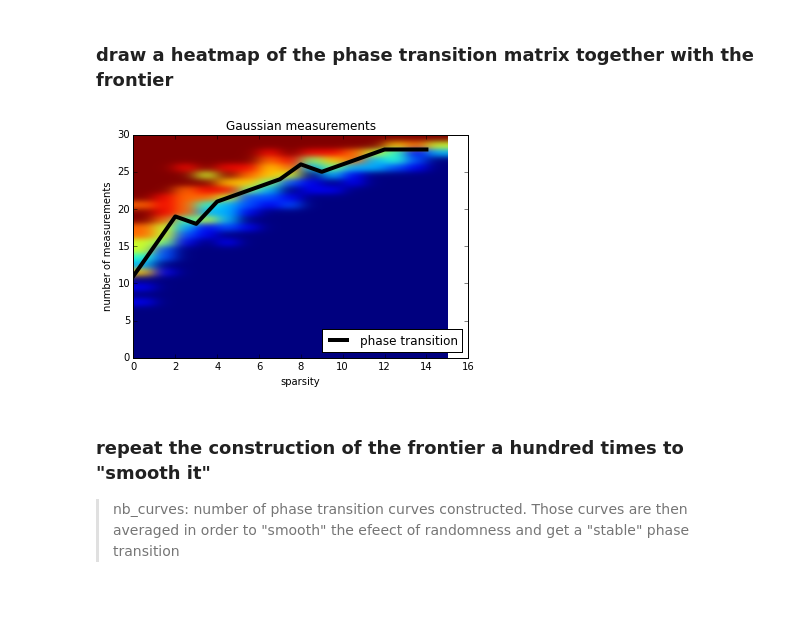
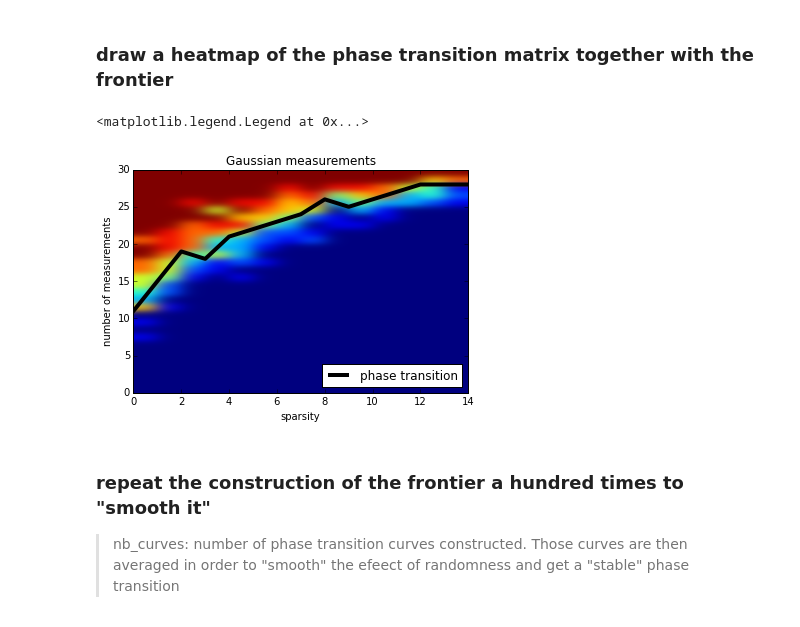
Before and after one commit to lecueguillaume/notebooks_python, a Jupyter notebook: research_paper_Dirksen_Rauhut_Lecue/phase_transition.ipynb, the cells around one changed output. Cells and saved outputs as stored; diff of their text form; code cells hidden in the pictures.

```diff
--- a/research_paper_Dirksen_Rauhut_Lecue/phase_transition.ipynb
+++ b/research_paper_Dirksen_Rauhut_Lecue/phase_transition.ipynb
@@ -247,26 +250,27 @@ def frontier(mat):
 # %% [markdown]
 ### draw a heatmap of the phase transition matrix together with the frontier
 # %%
-P_min, P_max, S_min, S_max = 0, N, 0, int(N/2)
+P_min, P_max, S_min, S_max = 0, N, 0, int(N/2)-1
 fig = plt.imshow(mat[P_min:P_max, S_min:S_max], interpolation="gaussian",
                  aspect='auto', origin = 'lower', extent=[S_min, S_max, P_min, P_max])
 titre = "Gaussian measurements"
 plt.title(titre)
 plt.xlabel('sparsity')
 plt.ylabel('number of measurements')
 
 #empirical phase transition
 X = range(int(N/2))
 L = frontier(mat)
 plot(X,L, linewidth=4, color = 'black', label='phase transition')
 plt.legend(loc=4)
 #Theoretical phase transition curve
 #Y = [3*s*log(0.6*N/(s+1)) for s in X]
 #plot(X,Y, linewidth=3, color = 'white')
 
-plt.savefig("gaussian_100.png",bbox_inches='tight')
+#plt.savefig("gaussian_100.png",bbox_inches='tight')
 # %% [output]
+<matplotlib.legend.Legend at 0x...>
-[figure, old version]
+[figure, new version]
 # %% [markdown]
 ### repeat the construction of the frontier a hundred times to "smooth it"
 
```
Also changed, not shown: parts of 11 cells of this notebook, 15 other files.
